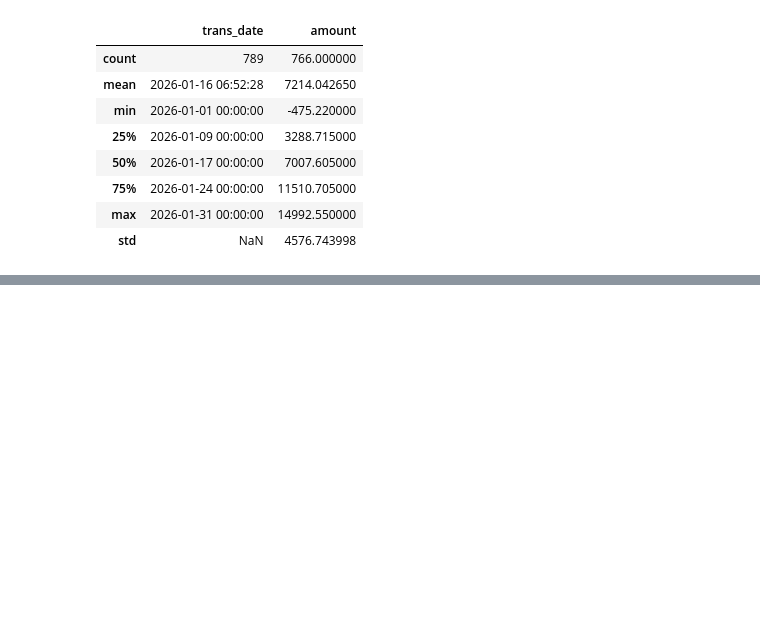
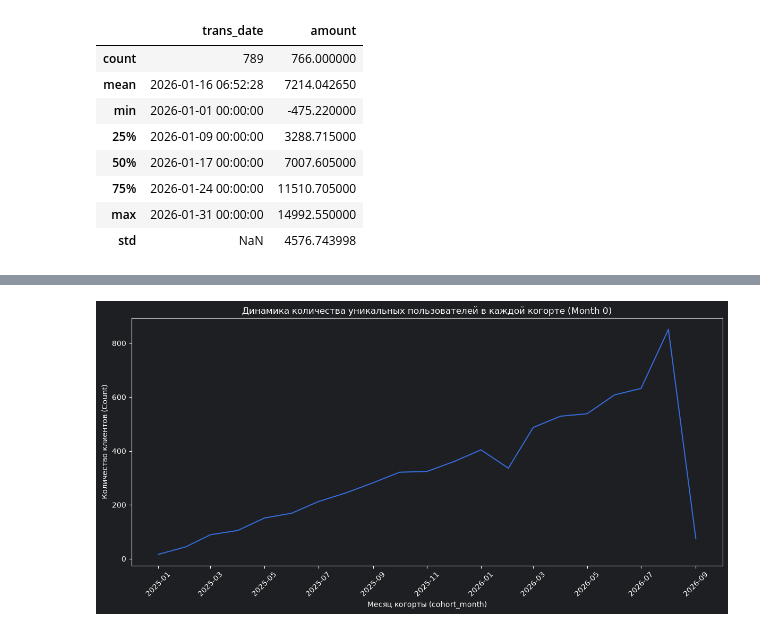
Before and after one commit to Stanislaw-Stasenko/customer_ltv_cohort_analysis, a Jupyter notebook: research_analytcs/data_quality_deep_dive.ipynb, the cells around one changed output, grey strips where cells are left out. Cells and saved outputs as stored; diff of their text form; code cells hidden in the pictures; blank space fills up the shorter version.

```diff
--- a/research_analytcs/data_quality_deep_dive.ipynb
+++ b/research_analytcs/data_quality_deep_dive.ipynb
@@ -66,0 +85,31 @@ plt.show()
+# %%
+count_users_cohort = """
+with ffirst_purchase as (
+-- Формируем таблицу с первой покупкой каждого клиента
+	select
+		client_uuid,
+		min(date_trunc('month', trans_date::date)::date) as cohort_month
+	from raw_transactions
+group by client_uuid
+),
+-- Собираем жизненный цикл (все покупки клиентов)
+client_lifecycle as (
+	select
+		fp.cohort_month,
+		rt.client_uuid,
+		rt.trans_date :: date as trans_date,
+		nullif(amount,'error'):: numeric as amount,
+		(extract(year from rt.trans_date :: date) * 12 + extract(month from rt.trans_date :: date)) -
+		(extract(year from fp.cohort_month) * 12 + extract(month from fp.cohort_month)) as month_life
+	from raw_transactions rt
+	inner join ffirst_purchase fp on fp.client_uuid  = rt.client_uuid
+)
+select
+	cohort_month,
+	count(distinct(client_uuid)) as count
+from client_lifecycle
+group by cohort_month
+order by cohort_month asc
+"""
+count_users_cohort = pd.read_sql(count_users_cohort, engine,parse_dates=['trans_date'])
+count_users_cohort
@@ -66,0 +134,11 @@ plt.show()
+# %%
+plt.figure(figsize = (12,6))
+sns.lineplot(data=count_users_cohort,x='cohort_month',y='count')
+plt.title('Динамика количества уникальных пользователей в каждой когорте (Month 0)')
+plt.xlabel('Месяц когорты (cohort_month)')
+plt.ylabel('Количество клиентов (Count)')
+plt.xticks(rotation=45)
+plt.tight_layout()
+plt.show()
+# %% [output]
+[figure, added]
```
Also changed, not shown: parts of 7 cells of this notebook, 1 other file.
